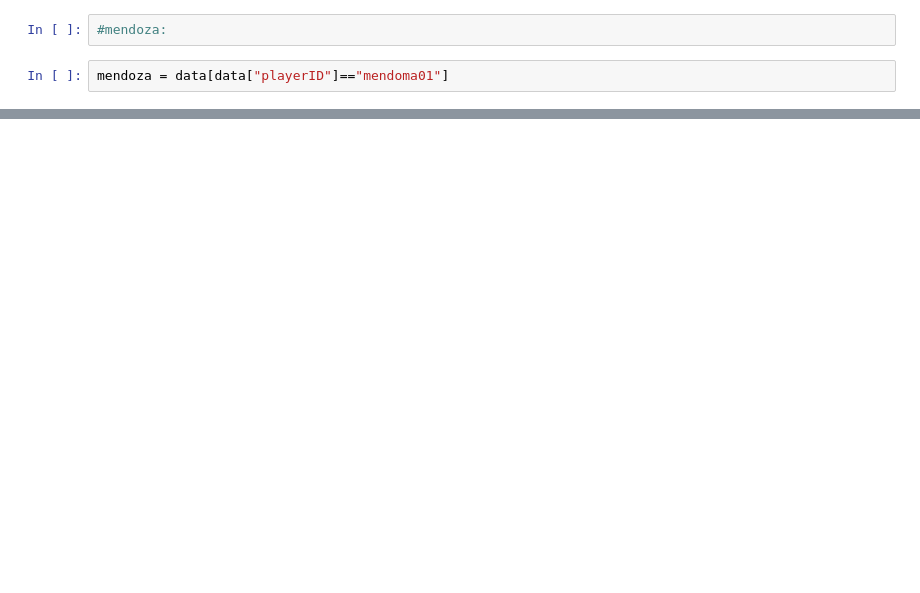
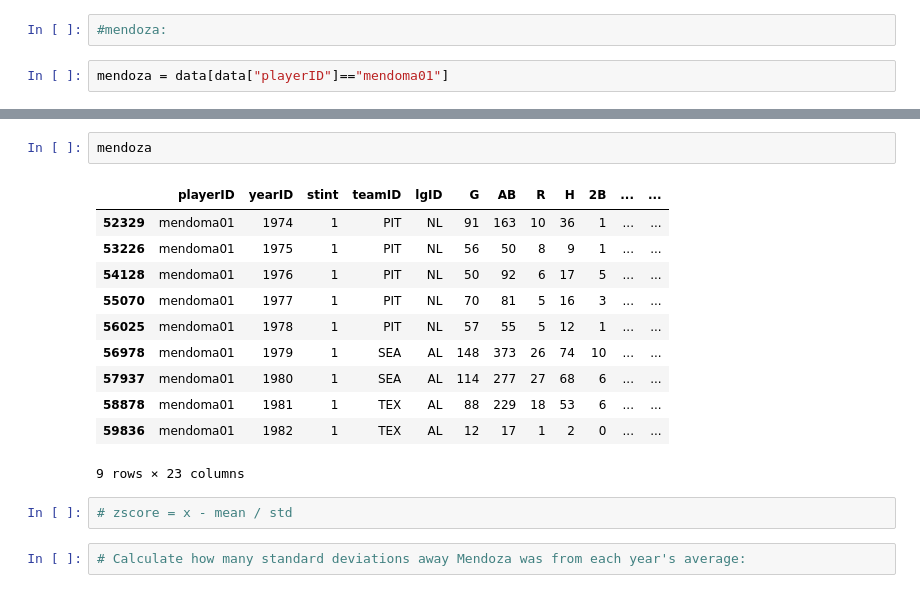
Before and after one commit to diegoleonardoro/mlb_analysis-, a Jupyter notebook: Untitled.ipynb, the cells around one changed output, grey strips where cells are left out. Cells and saved outputs as stored; diff of their text form; blank space fills up the shorter version.

```diff
--- a/Untitled.ipynb
+++ b/Untitled.ipynb
@@ -160,0 +146,18 @@ See the caveats in the documentation: http://pandas.pydata.org/pandas-docs/stabl
+# %%
+mendoza
+# %% [output]
+|  | playerID | yearID | stint | teamID | lgID | G | AB | R | H | 2B | ... | ... |
+| 52329 | mendoma01 | 1974 | 1 | PIT | NL | 91 | 163 | 10 | 36 | 1 | ... | ... |
+| 53226 | mendoma01 | 1975 | 1 | PIT | NL | 56 | 50 | 8 | 9 | 1 | ... | ... |
+| 54128 | mendoma01 | 1976 | 1 | PIT | NL | 50 | 92 | 6 | 17 | 5 | ... | ... |
+| 55070 | mendoma01 | 1977 | 1 | PIT | NL | 70 | 81 | 5 | 16 | 3 | ... | ... |
+| 56025 | mendoma01 | 1978 | 1 | PIT | NL | 57 | 55 | 5 | 12 | 1 | ... | ... |
+| 56978 | mendoma01 | 1979 | 1 | SEA | AL | 148 | 373 | 26 | 74 | 10 | ... | ... |
+| 57937 | mendoma01 | 1980 | 1 | SEA | AL | 114 | 277 | 27 | 68 | 6 | ... | ... |
+| 58878 | mendoma01 | 1981 | 1 | TEX | AL | 88 | 229 | 18 | 53 | 6 | ... | ... |
+| 59836 | mendoma01 | 1982 | 1 | TEX | AL | 12 | 17 | 1 | 2 | 0 | ... | ... |
+9 rows × 23 columns
+# %%
+# zscore = x - mean / std
+# %%
+# Calculate how many standard deviations away Mendoza was from each year's average:
```
Also changed, not shown: parts of 21 cells of this notebook.
